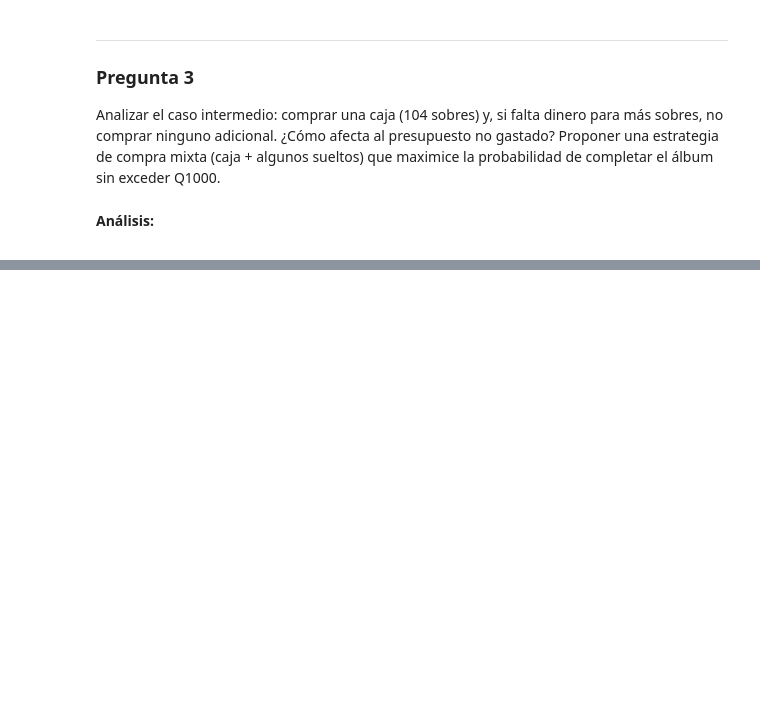
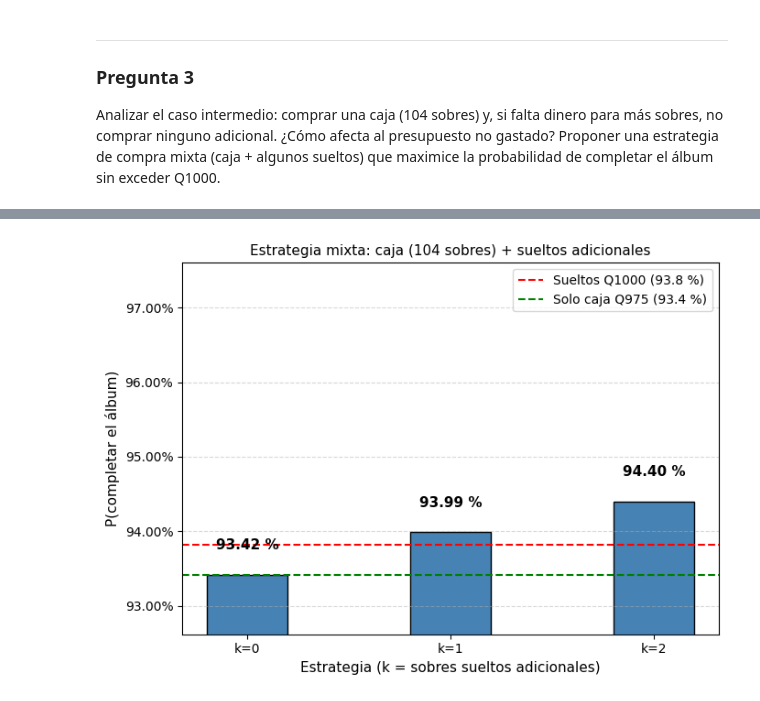
Before and after one commit to Diego-glitch-cloud/lab8-prob, a Jupyter notebook: ej3-lab8.ipynb, the cells around one changed output, grey strips where cells are left out. Cells and saved outputs as stored; diff of their text form; code cells hidden in the pictures; blank space fills up the shorter version.

```diff
--- a/ej3-lab8.ipynb
+++ b/ej3-lab8.ipynb
@@ -193,7 +231,74 @@ Si en lugar de comprar sobres sueltos se compra una caja de 104 sobres (costo Q9
 ### Pregunta 3
 
 Analizar el caso intermedio: comprar una caja (104 sobres) y, si falta dinero para más sobres, no comprar ninguno adicional. ¿Cómo afecta al presupuesto no gastado? Proponer una estrategia de compra mixta (caja + algunos sueltos) que maximice la probabilidad de completar el álbum sin exceder Q1000.
-# %% [markdown]
-**Análisis:**
-
->
+# %%
+PRECIO_CAJA = 975.0
+SOBRES_CAJA = 104
+
+restante    = presupuesto - PRECIO_CAJA          # Q25 disponibles tras la caja
+sueltos_max = int(restante // precio)            # máx sobres sueltos adicionales
+
+print(f"Presupuesto total          : Q{presupuesto:.2f}")
+print(f"Costo de la caja           : Q{PRECIO_CAJA:.2f}")
+print(f"Presupuesto restante       : Q{restante:.2f}")
+print(f"Sobres sueltos adicionales : 0 a {sueltos_max}")
+print()
+
+# Simular cada estrategia mixta: caja + k sobres sueltos
+estrategias = {}
+for k in range(sueltos_max + 1):
+    total_sobres = SOBRES_CAJA + k
+    costo_total  = PRECIO_CAJA + k * precio
+    rng_k        = np.random.default_rng(SEMILLA)
+    comp_k       = np.zeros(R, dtype=bool)
+
+    for i in range(R):
+        coleccion = set()
+        for _ in range(total_sobres):
+            coleccion.update(rng_k.integers(0, N, size=S))
+        comp_k[i] = len(coleccion) == N
+
+    estrategias[k] = {"total": total_sobres, "costo": costo_total, "prob": comp_k.mean()}
+    print(f"  k={k}: {total_sobres} sobres, Q{costo_total:.2f}  ->  P = {comp_k.mean():.4f} ({comp_k.mean()*100:.2f} %)")
+
+# Estrategia óptima
+mejor_k = max(estrategias, key=lambda k: estrategias[k]["prob"])
+print()
+print(f"Estrategia óptima: caja + {mejor_k} sobre(s) suelto(s)")
+print(f"  Total: {estrategias[mejor_k]['total']} sobres con Gasto: Q{estrategias[mejor_k]['costo']:.2f}")
+print(f"  P(completar) = {estrategias[mejor_k]['prob']*100:.2f} %")
+
+#  Gráfica comparativa
+fig, ax = plt.subplots(figsize=(7, 5))
+
+ks    = list(estrategias.keys())
+probs = [estrategias[k]["prob"] for k in ks]
+
+bars = ax.bar([f"k={k}" for k in ks], probs, color="steelblue", edgecolor="black", width=0.4)
+
+for bar, p in zip(bars, probs):
+    ax.text(
+        bar.get_x() + bar.get_width() / 2,
+        bar.get_height() + 0.003,
+        f"{p*100:.2f} %",
+        ha="center", va="bottom", fontsize=11, fontweight="bold"
+    )
+
+ax.axhline(prob_completar, color="red",   linestyle="--", lw=1.5,
+           label=f"Sueltos Q{presupuesto:.0f} ({prob_completar*100:.1f} %)")
+ax.axhline(prob_caja,      color="green", linestyle="--", lw=1.5,
+           label=f"Solo caja Q{PRECIO_CAJA:.0f} ({prob_caja*100:.1f} %)")
+
+todos = probs + [prob_completar, prob_caja]
+margen = max(max(todos) - min(todos), 0.02) * 0.4
+ax.set_ylim(min(todos) - margen, max(todos) + margen * 4)
+ax.set_xlabel("Estrategia (k = sobres sueltos adicionales)", fontsize=11)
+ax.set_ylabel("P(completar el álbum)", fontsize=11)
+ax.set_title("Estrategia mixta: caja (104 sobres) + sueltos adicionales", fontsize=11)
+ax.yaxis.set_major_formatter(mticker.PercentFormatter(xmax=1))
+ax.legend()
+ax.grid(axis="y", linestyle="--", alpha=0.5)
+
+plt.tight_layout()
+plt.show()
+# %% [output]
@@ -199,0 +317 @@ Analizar el caso intermedio: comprar una caja (104 sobres) y, si falta dinero pa
+[figure, added]
```
Also changed, not shown: parts of 5 cells of this notebook.
